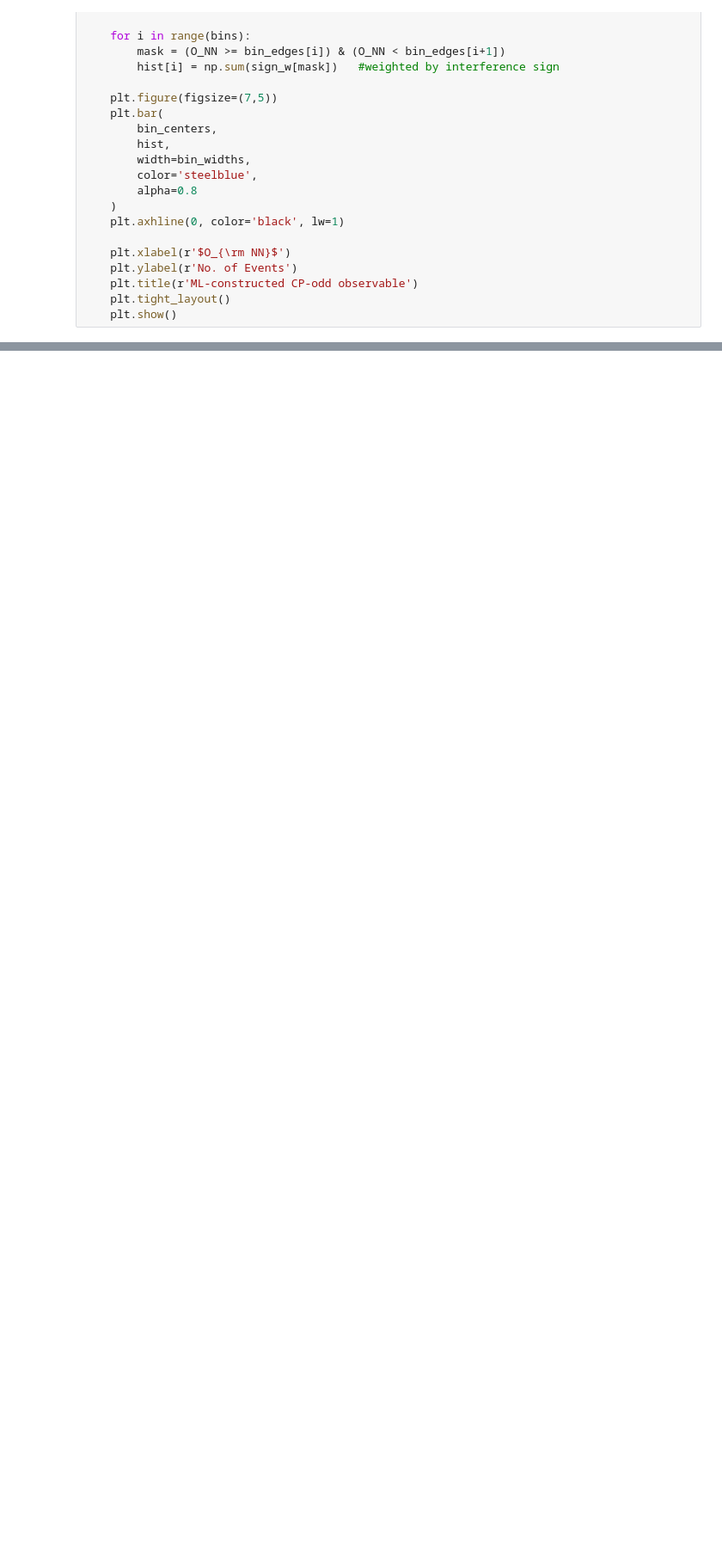
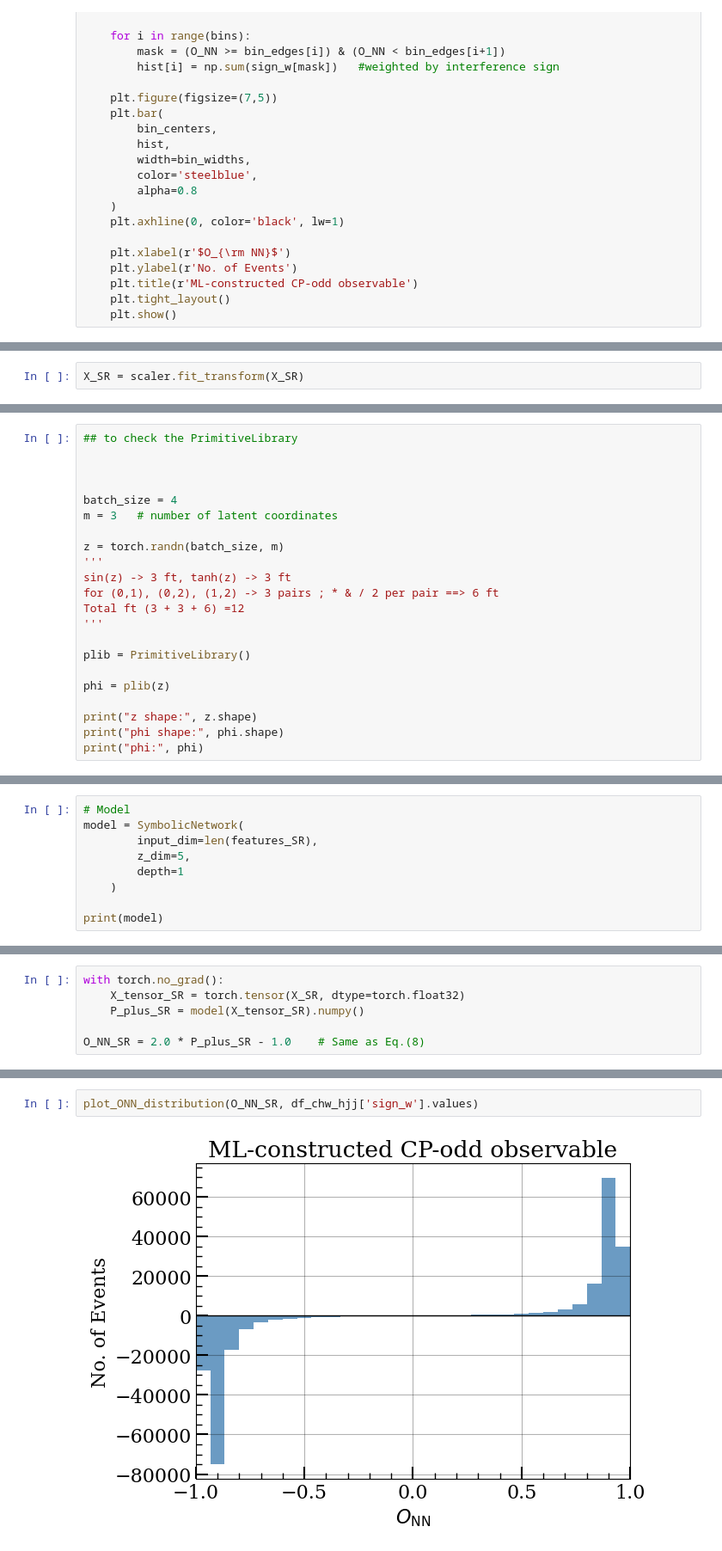
Before and after one commit to amandipde/WHEPP_25, a Jupyter notebook: sym_reg_test.ipynb, the cells around one changed output, grey strips where cells are left out. Shown at 86% size. Saved outputs shown, nothing was run; the diff lists cells and outputs as text; blank space fills up the shorter version.

Commit message:
Symbolic Regression included

```diff
--- a/sym_reg_test.ipynb
+++ b/sym_reg_test.ipynb
@@ -378,0 +448,2 @@ Av Delta Phi: 0.698825728200129
+# %%
+X_SR = scaler.fit_transform(X_SR)
@@ -378,0 +497,22 @@ Av Delta Phi: 0.698825728200129
+# %%
+## to check the PrimitiveLibrary
+
+
+
+batch_size = 4
+m = 3   # number of latent coordinates
+
+z = torch.randn(batch_size, m)
+'''
+sin(z) -> 3 ft, tanh(z) -> 3 ft
+for (0,1), (0,2), (1,2) -> 3 pairs ; * & / 2 per pair ==> 6 ft
+Total ft (3 + 3 + 6) =12
+'''
+
+plib = PrimitiveLibrary()
+
+phi = plib(z)
+
+print("z shape:", z.shape)
+print("phi shape:", phi.shape)
+print("phi:", phi)
@@ -378,0 +593,9 @@ Av Delta Phi: 0.698825728200129
+# %%
+# Model
+model = SymbolicNetwork(
+        input_dim=len(features_SR),
+        z_dim=5,
+        depth=1
+    )
+
+print(model)
@@ -378,0 +732,6 @@ Av Delta Phi: 0.698825728200129
+# %%
+with torch.no_grad():
+    X_tensor_SR = torch.tensor(X_SR, dtype=torch.float32)
+    P_plus_SR = model(X_tensor_SR).numpy()
+
+O_NN_SR = 2.0 * P_plus_SR - 1.0    # Same as Eq.(8)
@@ -378,0 +743,4 @@ Av Delta Phi: 0.698825728200129
+# %%
+plot_ONN_distribution(O_NN_SR, df_chw_hjj['sign_w'].values)
+# %% [output]
+[figure, added]
```
Also changed, not shown: parts of 24 cells of this notebook, 1 other file.
